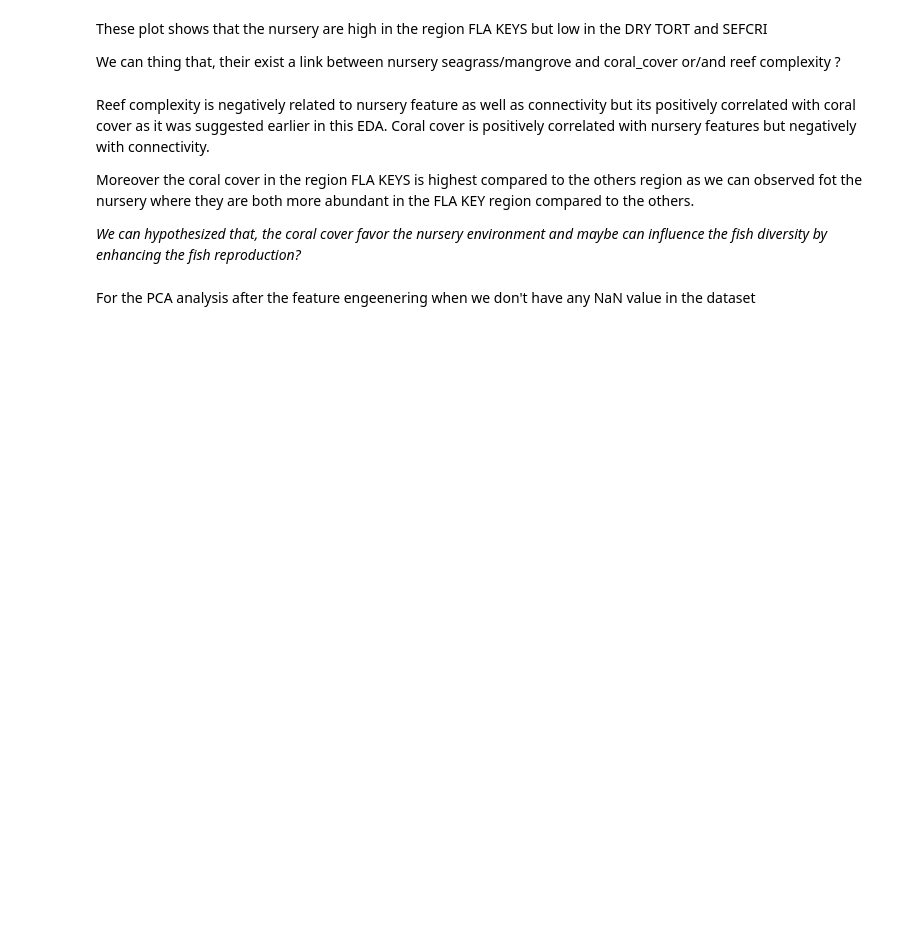
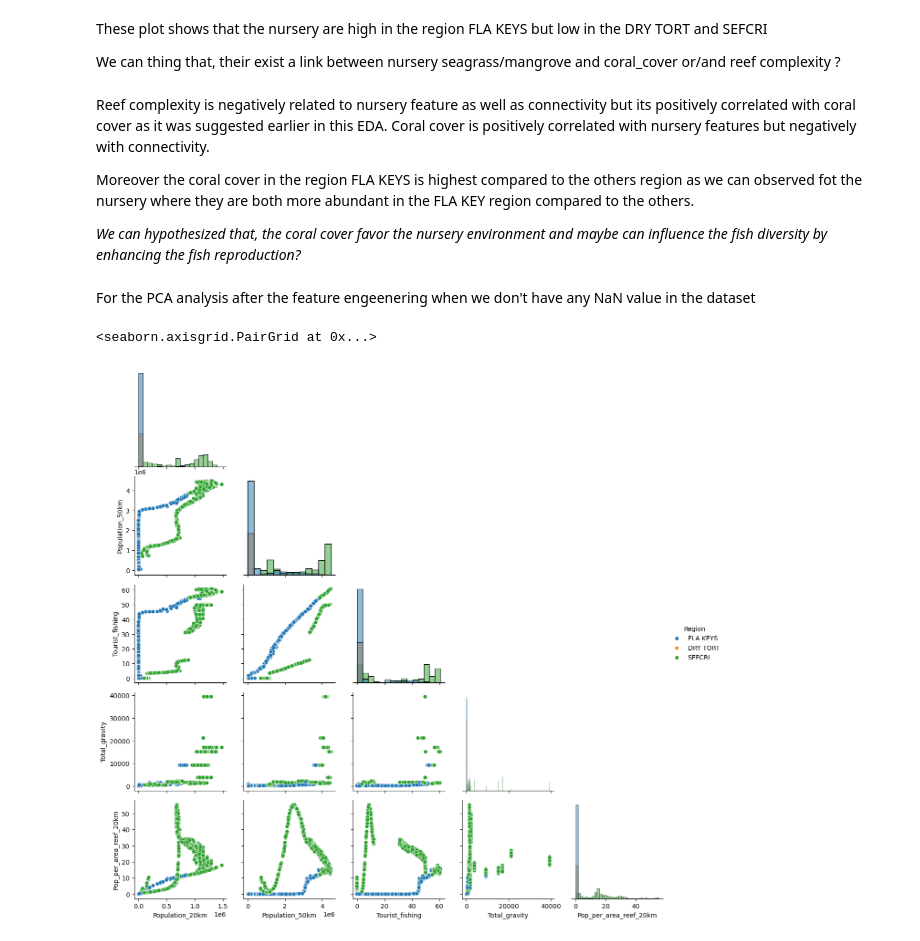
Before and after one commit to susmitha-ann/CoralReefFishSpeciesAssessment, a Jupyter notebook: Exploratory_species.ipynb, the cells around one changed output. Drawn from its saved outputs; the diff is of its cells as text; code cells hidden in the pictures; blank space fills up the shorter version.

Commit message:
EDA species table

```diff
--- a/Exploratory_species.ipynb
+++ b/Exploratory_species.ipynb
@@ -330,3 +330,21 @@ For the PCA analysis after the feature engeenering when we don't have any NaN va
 #extraction of the numerical column in the species dataset to construct the X dataset which it not contain the target diversity_index
 
 #species_numcol = species.loc[:,['Year','Latitude','Longitude','Depth','Coral_cover','Reef_complexity','Wave_exposure','Coral_area_UFRTM_20km', 'Coral_area_UFRTM_200km', 'Depth_Sbrocco','Deepwater','Marina_slips_10km', 'Marina_slips_25km','Population_20km','Population_50km','Recreational_fishermen_50km', 'Tourist_fishing', 'Artificial_reefs_1km', 'SG_permits_50km', 'SG_charter_permits_25km', 'Total_gravity_intercept','Total_gravity', 'Nursery_seagrass', 'Nursery_mangroves', 'connectivity', 'Comm_engagement', 'Comm_reliance', 'Rec_engagement', 'Rec_reliance','Commercial_pounds_landed', 'Pop_per_area_reef_20km', 'Random', 'impact', 'YEAR', 'PCT_CORAL', 'MAX_HARD_RELIEF','no.divers']]
+# %%
+#evaluate the relation between the human features and the 3 regions: DRY TORT, FLA KEYS and SEFCRI
+#here the relation of population
+
+#the plot is half because the other side of the diagonal is a repeat of the lower part.
+#the diag plot are in histogram to see the repartition of data in the feature
+
+#diag_sharey=False, corner= True -> to draw only a part of the matrix
+#.map_lower to having scatter plot only in the lower part of the matrix
+#map_diag() to display the data in histogram in the diag only
+
+g = sns.PairGrid(species, diag_sharey=False, corner= True, vars=['Population_20km','Population_50km', 'Tourist_fishing','Total_gravity','Pop_per_area_reef_20km'], hue="Region")
+g.map_lower(sns.scatterplot)
+g.map_diag(sns.histplot)
+g.add_legend()#to display the legend
+# %% [output]
+<seaborn.axisgrid.PairGrid at 0x...>
+[figure, added]
```
Also changed, not shown: parts of 16 cells of this notebook.
